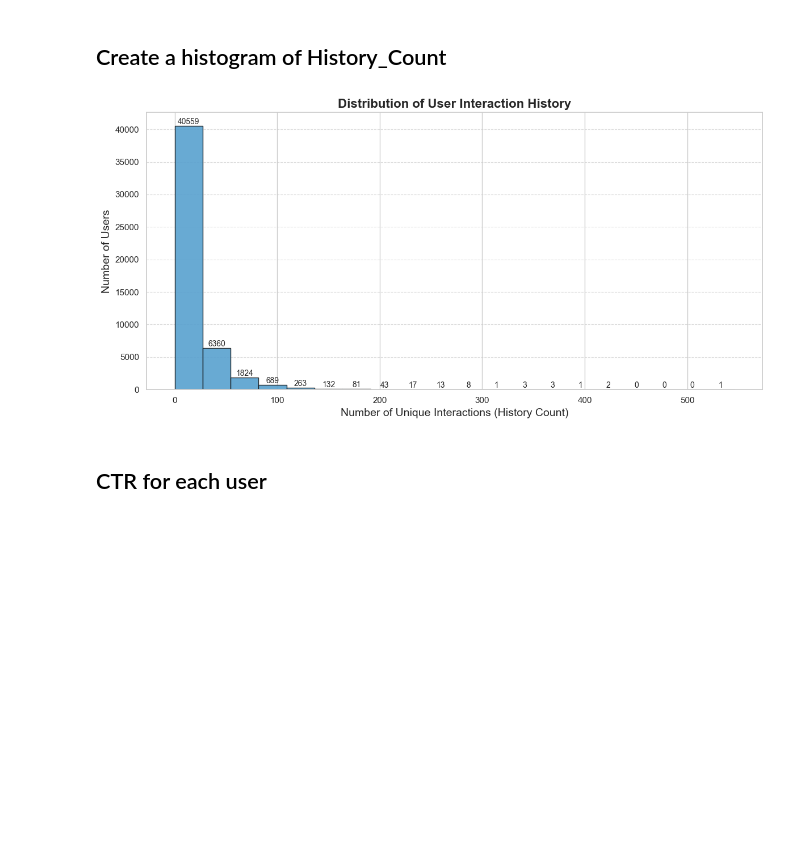
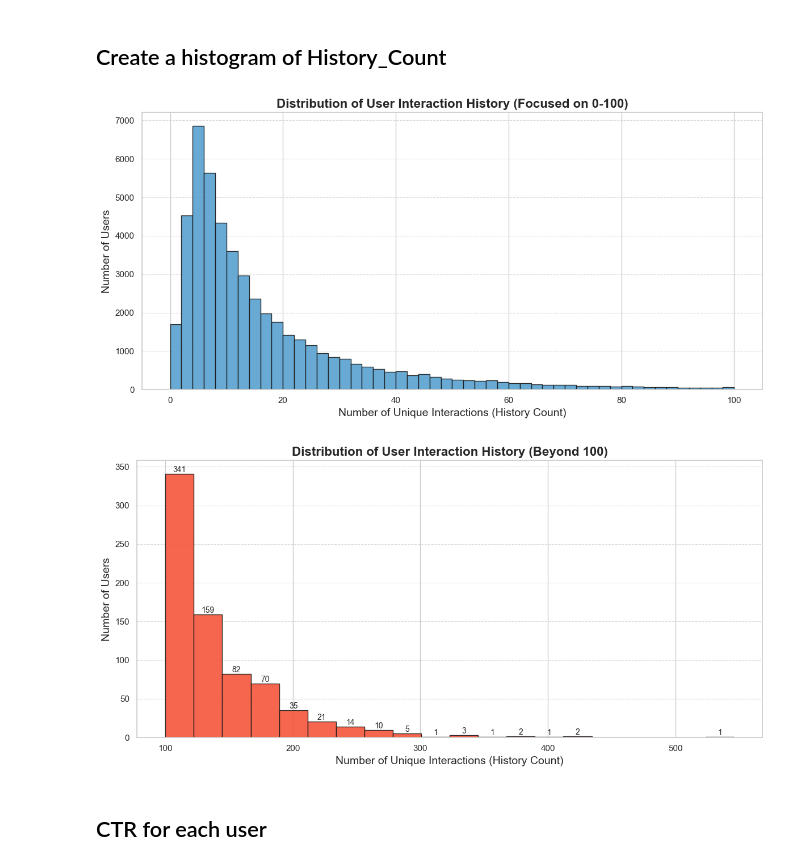
Before and after one commit to shfessuh/ethics-engineers-public, a Jupyter notebook: project-ethics-engineers/willy nilly.ipynb, the cells around one changed output. Saved outputs shown, nothing was run; the diff lists cells and outputs as text; code cells hidden in the pictures; blank space fills up the shorter version.

```diff
--- a/project-ethics-engineers/willy nilly.ipynb
+++ b/project-ethics-engineers/willy nilly.ipynb
@@ -1936,38 +1955,70 @@ print(user_history_counts.head())
 # %%
 import matplotlib.pyplot as plt
 import seaborn as sns  # For aesthetic styles
 
 # Set a clean style with Seaborn
 sns.set_theme(style="whitegrid")
 
 # Create the histogram
 plt.figure(figsize=(12, 6))
 counts, bins, bars = plt.hist(
     user_history_counts['History_Count'],
-    bins=20,  # Adjusted bins for better grouping
+    bins=50,  # Increased bins for better granularity within the 0-100 range
+    range=(0, 100),  # Focus on the 0-100 range
     edgecolor='k',
     color=sns.color_palette("Blues", 8)[4],  # A clean blue color
     alpha=0.9
 )
 
 # Add titles and labels
-plt.title("Distribution of User Interaction History", fontsize=16, weight='bold')
+plt.title("Distribution of User Interaction History (Focused on 0-100)", fontsize=16, weight='bold')
 plt.xlabel("Number of Unique Interactions (History Count)", fontsize=14)
 plt.ylabel("Number of Users", fontsize=14)
 
 # Annotate the bar heights
-for count, bar in zip(counts, bars):
-    height = bar.get_height()
-    plt.text(bar.get_x() + bar.get_width() / 2, height, f'{int(height)}', ha='center', va='bottom', fontsize=10)
+#for count, bar in zip(counts, bars):
+    #height = bar.get_height()
+    #if height > 0:  # Only annotate bars with a significant count
+        #plt.text(bar.get_x() + bar.get_width() / 2, height, f'{int(height)}', ha='center', va='bottom', fontsize=8)
 
 # Add gridlines
 plt.grid(axis='y', linestyle='--', alpha=0.7, linewidth=0.8)
 
 # Tighten layout and show the plot
 plt.tight_layout()
 plt.show()
+
+# Acknowledge less significant interactions beyond 100
+plt.figure(figsize=(12, 6))
+counts, bins, bars = plt.hist(
+    user_history_counts['History_Count'],
+    bins=20,  # Default binning for broader view
+    range=(100, user_history_counts['History_Count'].max()),  # Focus on the 100+ range
+    edgecolor='k',
+    color=sns.color_palette("Reds", 8)[4],  # A clean red color
+    alpha=0.9
+)
+
+# Add titles and labels
+plt.title("Distribution of User Interaction History (Beyond 100)", fontsize=16, weight='bold')
+plt.xlabel("Number of Unique Interactions (History Count)", fontsize=14)
+plt.ylabel("Number of Users", fontsize=14)
+
+# Annotate the bar heights
+for count, bar in zip(counts, bars):
+    height = bar.get_height()
+    if height > 0:  # Only annotate bars with a significant count
+        plt.text(bar.get_x() + bar.get_width() / 2, height, f'{int(height)}', ha='center', va='bottom', fontsize=10)
+
+# Add gridlines
+plt.grid(axis='y', linestyle='--', alpha=0.7, linewidth=0.8)
+
+# Tighten layout and show the plot
+plt.tight_layout()
+plt.show()
 # %% [output]
-[figure, old version]
+[figure, new version]
+[figure, added]
 # %% [markdown]
 ## CTR for each user
 # %%
```
Also changed, not shown: parts of 4 cells of this notebook.
